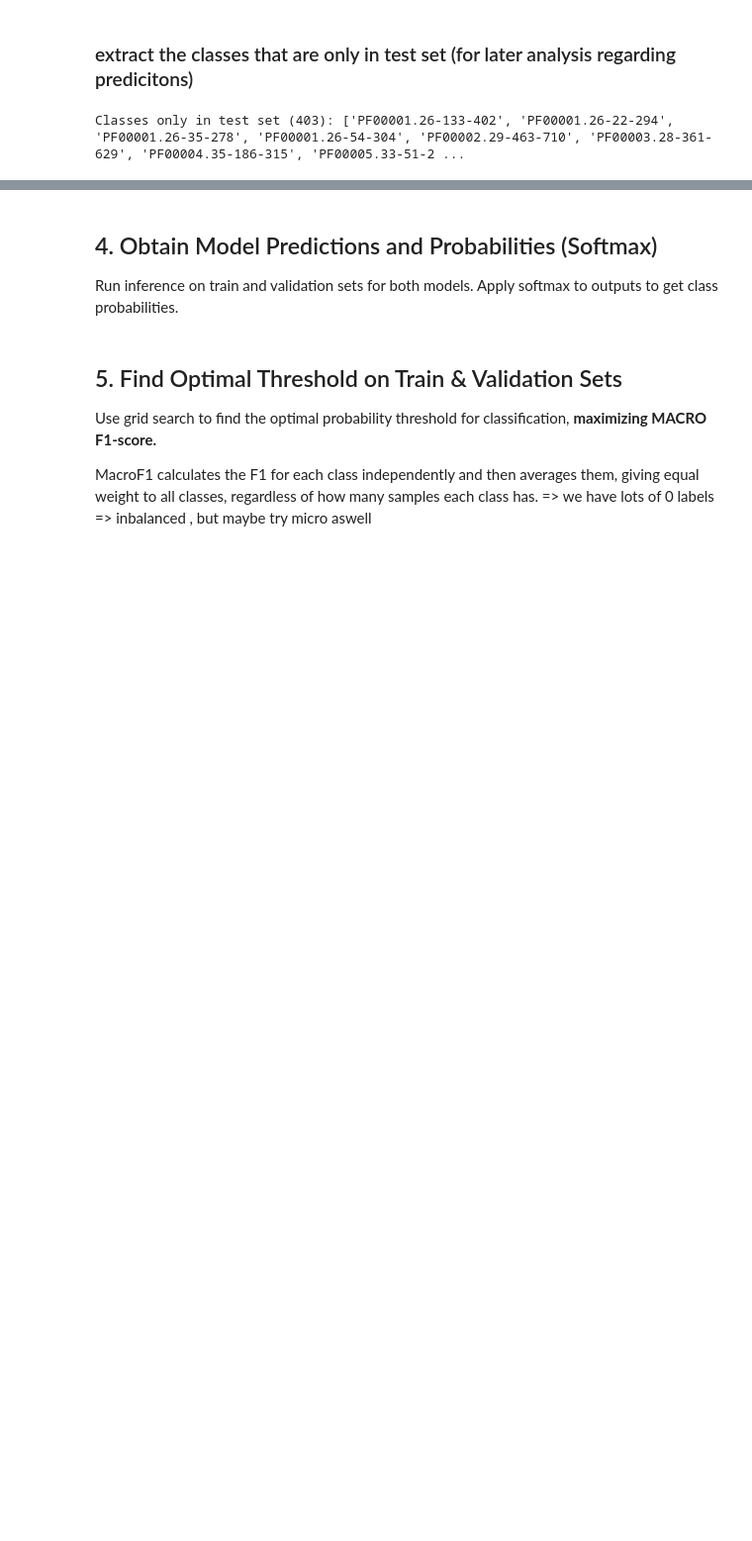
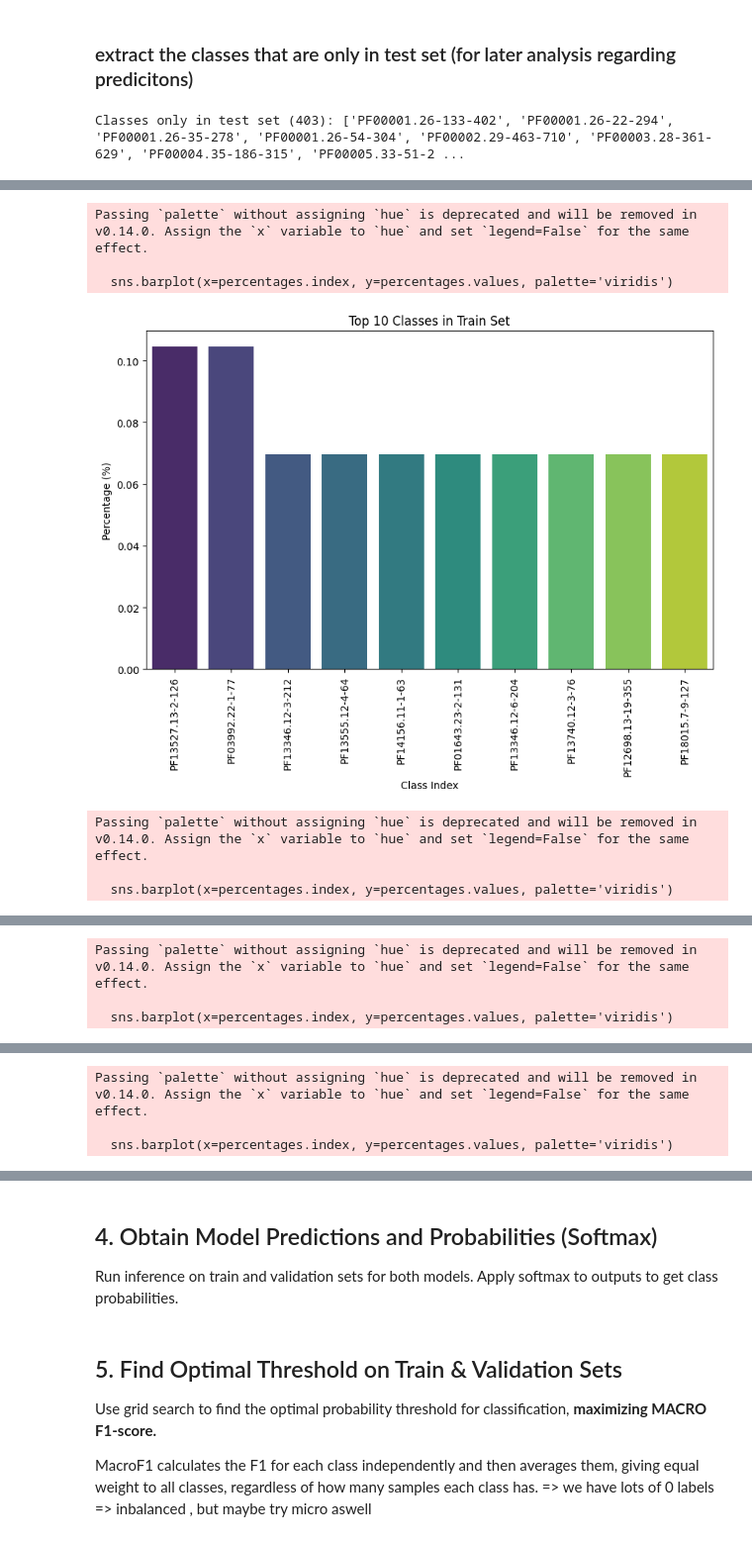
Before and after one commit to TobiasNeumeier/ProteinPrediction, a Jupyter notebook: src/EVAL_ProteinModel_Comparison.ipynb, the cells around one changed output, grey strips where cells are left out. Shown at 99% size. Saved outputs shown, nothing was run; the diff lists cells and outputs as text; code cells hidden in the pictures; blank space fills up the shorter version.

```diff
--- a/src/EVAL_ProteinModel_Comparison.ipynb
+++ b/src/EVAL_ProteinModel_Comparison.ipynb
@@ -221,0 +314,32 @@ Classes only in test set (403): ['PF00001.26-133-402', 'PF00001.26-22-294', 'PF0
+# %%
+# plot percentage of top 10 classes in train, val, test and combined
+def plot_top_classes(df, split_name, top_n=10):
+    # Get class counts
+    class_counts = df['label'].value_counts().head(top_n)
+
+    # Calculate percentages
+    total_count = df.shape[0]
+    percentages = (class_counts / total_count) * 100
+
+    # Plot
+    plt.figure(figsize=(10, 6))
+    sns.barplot(x=percentages.index, y=percentages.values, palette='viridis')
+    plt.xlabel('Class Index')
+    plt.ylabel('Percentage (%)')
+    plt.title(f'Top {top_n} Classes in {split_name} Set')
+    plt.xticks(rotation=90)
+    plt.savefig(os.path.join(PLOT_DIR, f'top_{top_n}_classes_{split_name}_oh.png'))
+    plt.show()
+
+plot_top_classes(train_df, 'Train')
+plot_top_classes(val_df, 'Validation')
+plot_top_classes(test_df, 'Test')
+plot_top_classes(all_oh_df, 'Combined')
+# %% [output]
+Passing `palette` without assigning `hue` is deprecated and will be removed in v0.14.0. Assign the `x` variable to `hue` and set `legend=False` for the same effect.
+
+  sns.barplot(x=percentages.index, y=percentages.values, palette='viridis')
+[figure, added]
+Passing `palette` without assigning `hue` is deprecated and will be removed in v0.14.0. Assign the `x` variable to `hue` and set `legend=False` for the same effect.
+
+  sns.barplot(x=percentages.index, y=percentages.values, palette='viridis')
@@ -221,0 +347,3 @@ Classes only in test set (403): ['PF00001.26-133-402', 'PF00001.26-22-294', 'PF0
+Passing `palette` without assigning `hue` is deprecated and will be removed in v0.14.0. Assign the `x` variable to `hue` and set `legend=False` for the same effect.
+
+  sns.barplot(x=percentages.index, y=percentages.values, palette='viridis')
@@ -221,0 +351,3 @@ Classes only in test set (403): ['PF00001.26-133-402', 'PF00001.26-22-294', 'PF0
+Passing `palette` without assigning `hue` is deprecated and will be removed in v0.14.0. Assign the `x` variable to `hue` and set `legend=False` for the same effect.
+
+  sns.barplot(x=percentages.index, y=percentages.values, palette='viridis')
```
Also changed, not shown: parts of 13 cells of this notebook.
